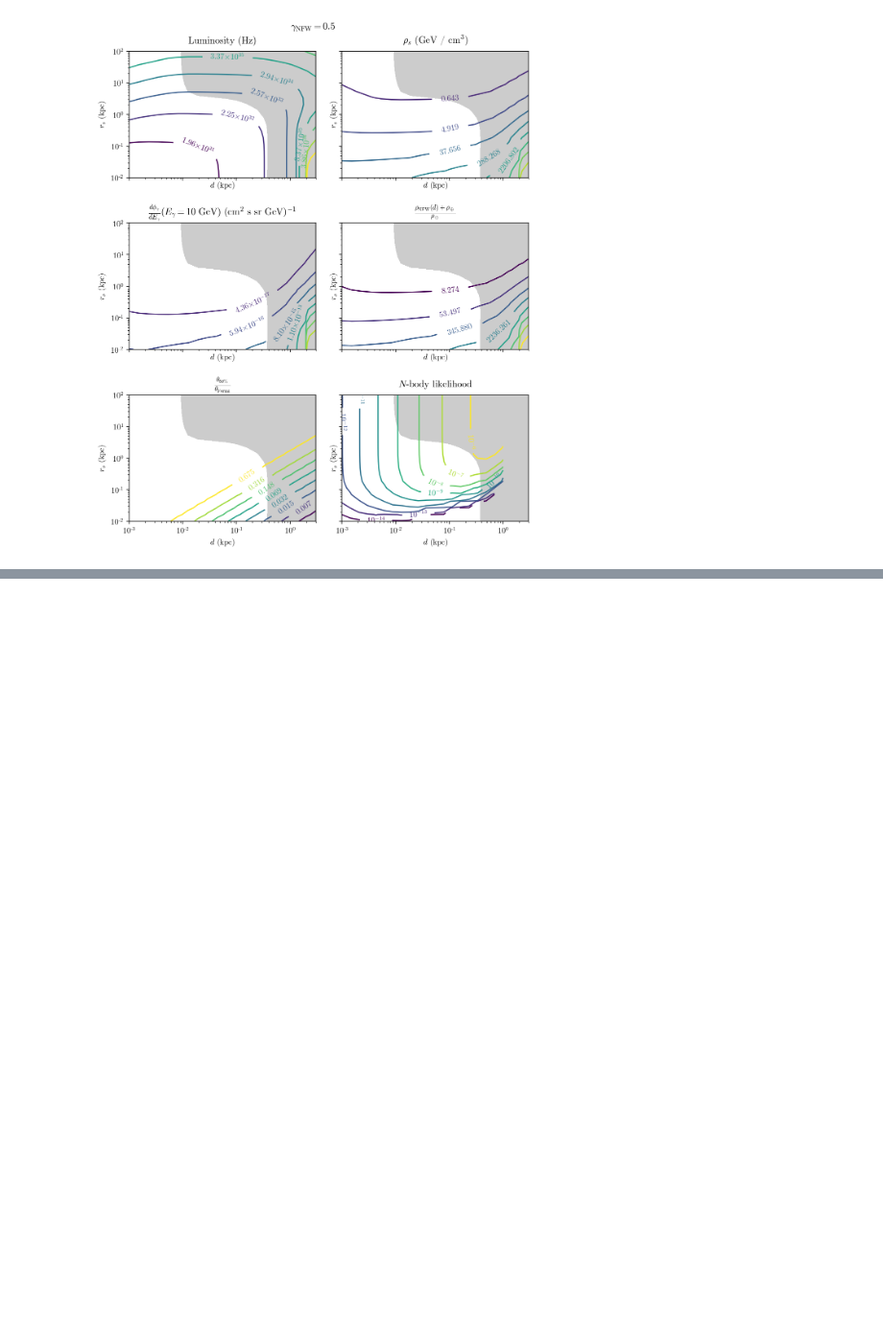
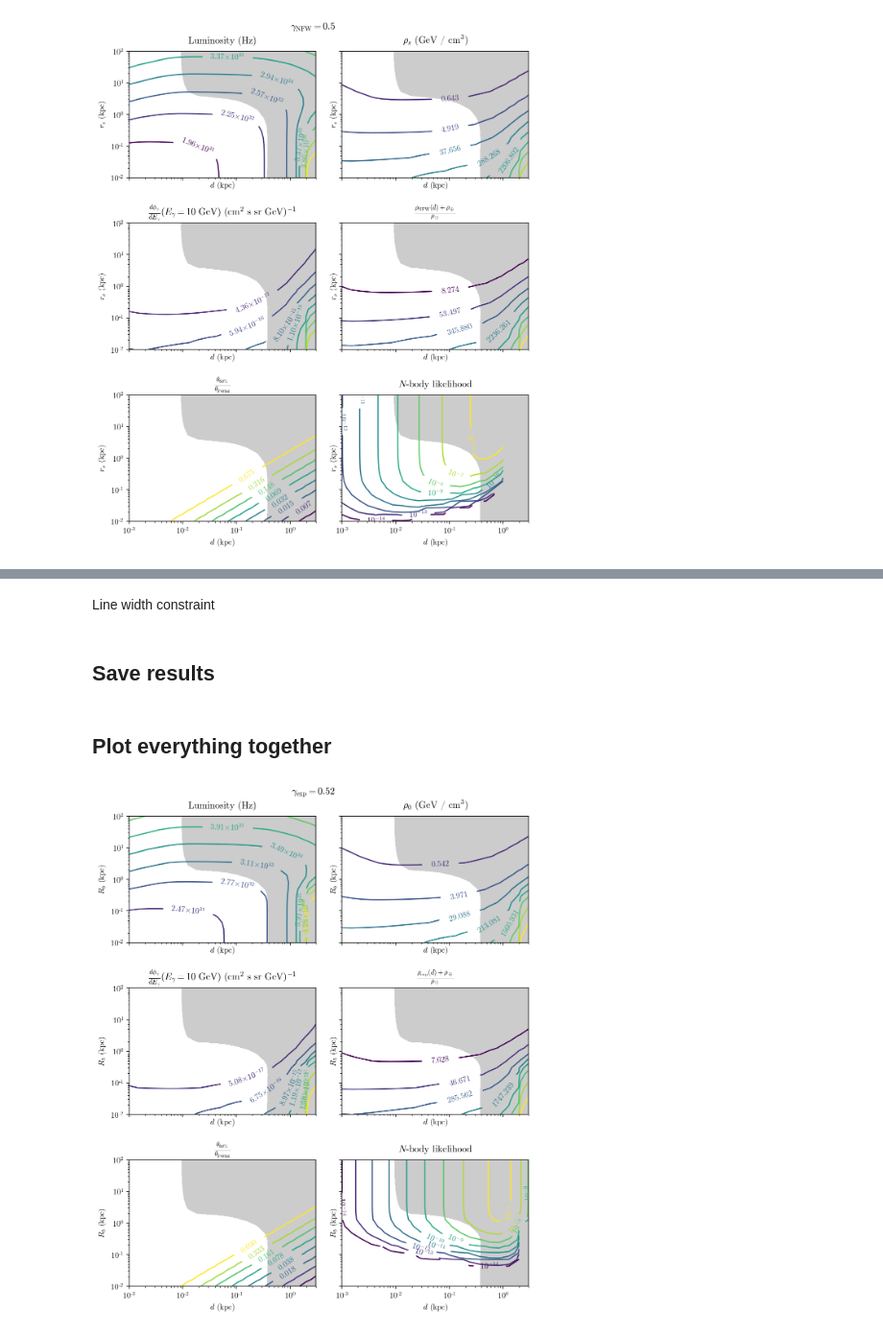
Before and after one commit to adam-coogan/cr_lines_from_dm_subhalos, a Jupyter notebook: Contour plots 4.ipynb, the cells around one changed output, grey strips where cells are left out. Shown at 96% size. Drawn from its saved outputs; the diff is of its cells as text; code cells hidden in the pictures; blank space fills up the shorter version.

```diff
--- a/Contour plots 4.ipynb
+++ b/Contour plots 4.ipynb
@@ -193,0 +239,2 @@ fig.savefig("figures/contour_plots_nfw_gamma_%.1f_v3.pdf" % gamma_nfw)
+# %%
+lum_exp = luminosity(r_s_mg, rho_s_exp, gamma_exp, "exp")
@@ -193,0 +243,3 @@ fig.savefig("figures/contour_plots_nfw_gamma_%.1f_v3.pdf" % gamma_nfw)
+# %%
+dphi_de_g_exp = dphi_de_g(e_gamma_ref, dist_mg, r_s_mg, rho_s_exp,
+                          gamma_exp, "exp", fermi_psf)
@@ -193,0 +248,8 @@ fig.savefig("figures/contour_plots_nfw_gamma_%.1f_v3.pdf" % gamma_nfw)
+# %%
+extent_exp = gamma_ray_extent(dist_mg, r_s_mg, rho_s_exp, gamma_exp, "exp", e_gamma_ref)
+# %% [markdown]
+Line width constraint
+# %%
+lw_exp = line_width_constraint(dist_mg, r_s_mg, rho_s_exp, gamma_exp, "exp", n_sigma)
+# %% [markdown]
+## Save results
@@ -193,0 +262,56 @@ fig.savefig("figures/contour_plots_nfw_gamma_%.1f_v3.pdf" % gamma_nfw)
+# %% [markdown]
+## Plot everything together
+# %%
+fig, axs = plt.subplots(nrows=3, ncols=2, sharex=True, sharey=True,
+                        figsize=(8, 10))
+
+fig.suptitle(r"$\gamma_{\mathrm{exp}} = %.2f$" % gamma_exp)
+
+for ax in axs.flatten():
+    ax.set_xlabel(r"$d$ (kpc)")
+    ax.set_ylabel(r"$R_b$ (kpc)")
+    # Line width constraint
+    ax.contourf(dist, r_s, lw_exp, levels=[n_sigma, np.max(lw_exp)],
+                colors='k', alpha=0.2)
+
+ax = axs[0, 0]
+# Must be done before plotting to get label formatting right.
+# Only need to do this for one subplot.
+ax.set_xscale('log')
+ax.set_yscale('log')
+ax.set_xlim(dist[[0, -1]])
+ax.set_ylim(r_s[[0, -1]])
+ax.set_title("Luminosity (Hz)", pad=10)
+sci_contours(dist, r_s, lum_exp, ax)
+
+ax = axs[0, 1]
+ax.set_title(r"$\rho_0$ (GeV / cm$^3$)", pad=10)
+normal_contours(dist, r_s, rho_s_exp, ax)
+
+ax = axs[1, 0]
+ax.set_title(r"$\frac{d\phi_\gamma}{d E_\gamma}(E_\gamma=10\ "
+             r"\mathrm{GeV})$ (cm$^2$ s sr GeV)$^{-1}$", pad=10)
+sci_contours(dist, r_s, dphi_de_g_exp, ax)
+
+ax = axs[1, 1]
+ax.set_title(r"$\frac{\rho_{\mathrm{exp}}(d) +"
+             r"\rho_\oplus}{\rho_\oplus}$", pad=10)
+normal_contours(dist, r_s, rho_rel_exp, ax)
+
+ax = axs[2, 0]
+ax.set_title(r"$\frac{\theta_{50\%}}{\theta_{\mathrm{Fermi}}}$", pad=10)
+normal_contours(dist, r_s, extent_exp, ax)
+
+### From BenHk
+ax = axs[2, 1]
+ax.set_title(r"$N$-body likelihood", pad=10)
+# Minimum nonzero probability
+min_nonzero_pr = pr_exp.flatten()[np.where(pr_exp.flatten() > 0)[0][0]]
+levels = 10.**np.arange(-14, -5, 1)
+log_contours(dist_pr, r_s_pr, pr_exp, ax, levels)
+
+
+fig.tight_layout(rect=[0, 0.03, 1, 0.975])
+fig.savefig("figures/contour_plots_exp_gamma_%.2f_v1.pdf" % gamma_exp)
+# %% [output]
+[figure, added]
```
Also changed, not shown: parts of 40 cells of this notebook, 27 other files.
